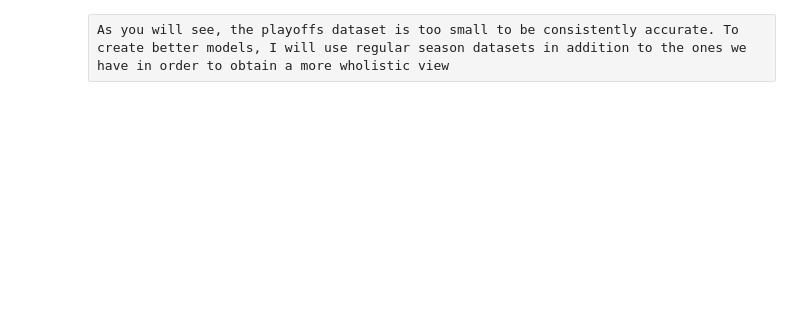
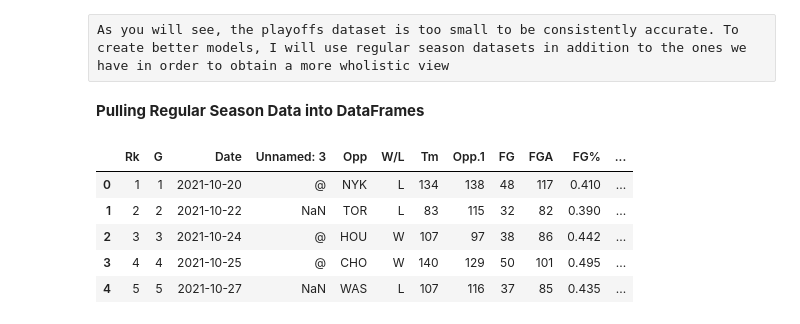
Before and after one commit to natdosan/NBA-Finals, a Jupyter notebook: NBA Finals (windows ubuntu) copy.ipynb, the cells around one changed output. Cells and saved outputs as stored; diff of their text form; code cells hidden in the pictures; blank space fills up the shorter version.

```diff
--- a/NBA Finals (windows ubuntu) copy.ipynb
+++ b/NBA Finals (windows ubuntu) copy.ipynb
@@ -230,2 +229,16 @@ weighted avg       0.56      0.75      0.64         4
 # %% [raw]
 As you will see, the playoffs dataset is too small to be consistently accurate. To create better models, I will use regular season datasets in addition to the ones we have in order to obtain a more wholistic view
+# %% [markdown]
+**Pulling Regular Season Data into DataFrames**
+# %%
+reg_season_Warriors = pd.read_csv('regular_season/reg_season_Warriors.csv')
+reg_season_Celtics = pd.read_csv('regular_season/reg_season_Celtics.csv')
+reg_season_Warriors.head()
+reg_season_Celtics.head()
+# %% [output]
+|  | Rk | G | Date | Unnamed: 3 | Opp | W/L | Tm | Opp.1 | FG | FGA | FG% | ... |
+| 0 | 1 | 1 | 2021-10-20 | @ | NYK | L | 134 | 138 | 48 | 117 | 0.410 | ... |
+| 1 | 2 | 2 | 2021-10-22 | NaN | TOR | L | 83 | 115 | 32 | 82 | 0.390 | ... |
+| 2 | 3 | 3 | 2021-10-24 | @ | HOU | W | 107 | 97 | 38 | 86 | 0.442 | ... |
+| 3 | 4 | 4 | 2021-10-25 | @ | CHO | W | 140 | 129 | 50 | 101 | 0.495 | ... |
+| 4 | 5 | 5 | 2021-10-27 | NaN | WAS | L | 107 | 116 | 37 | 85 | 0.435 | ... |
```
Also changed, not shown: parts of 11 cells of this notebook, 2 other files.
